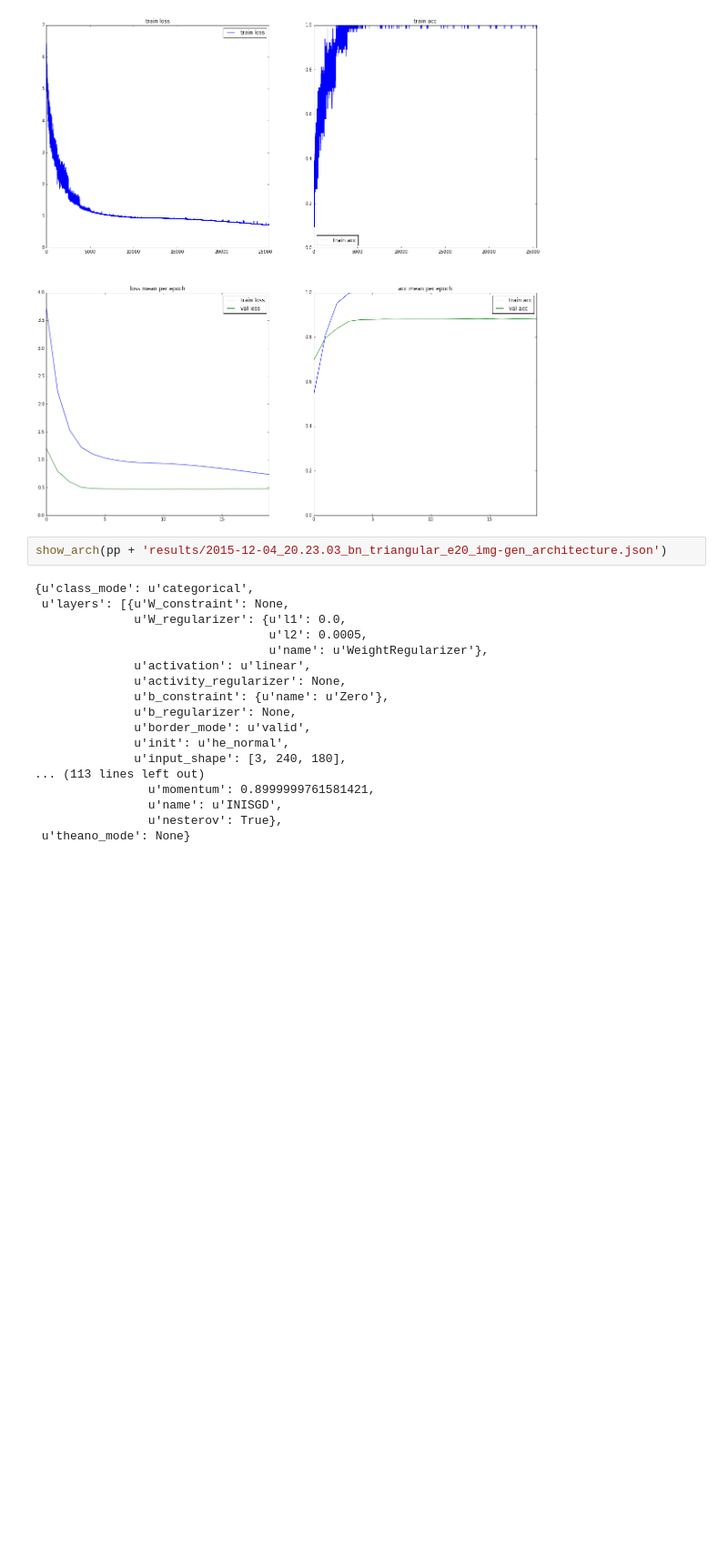
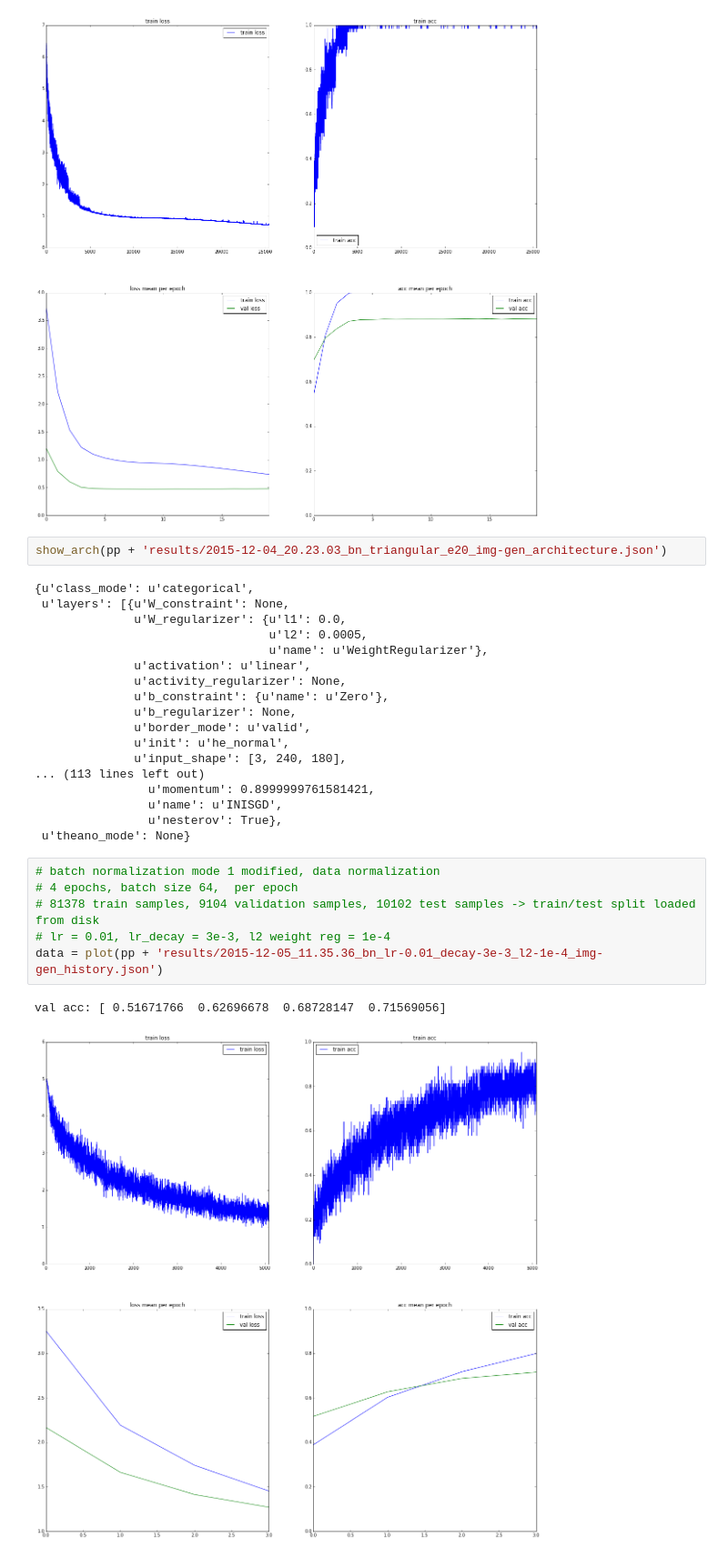
Before and after one commit to marcuniq/ini_caltech101, a Jupyter notebook: iPython Notebooks/Results visualization - every step.ipynb, the cells around one changed output. Shown at 91% size. Cells and saved outputs as stored; diff of their text form; blank space fills up the shorter version.

Commit message:
experiment: bn, lr = 0.01, lr_decay = 3e-3, l2 weight reg = 1e-4

```diff
--- a/iPython Notebooks/Results visualization - every step.ipynb
+++ b/iPython Notebooks/Results visualization - every step.ipynb
@@ -487,3 +487,12 @@ show_arch(pp + 'results/2015-12-04_20.23.03_bn_triangular_e20_img-gen_architectu
                 u'name': u'INISGD',
                 u'nesterov': True},
  u'theano_mode': None}
+# %%
+# batch normalization mode 1 modified, data normalization
+# 4 epochs, batch size 64,  per epoch
+# 81378 train samples, 9104 validation samples, 10102 test samples -> train/test split loaded from disk
+# lr = 0.01, lr_decay = 3e-3, l2 weight reg = 1e-4
+data = plot(pp + 'results/2015-12-05_11.35.36_bn_lr-0.01_decay-3e-3_l2-1e-4_img-gen_history.json')
+# %% [output]
+val acc: [ 0.51671766  0.62696678  0.68728147  0.71569056]
+[figure, added]
```
Also changed, not shown: parts of 1 cell of this notebook, 3 other files.
